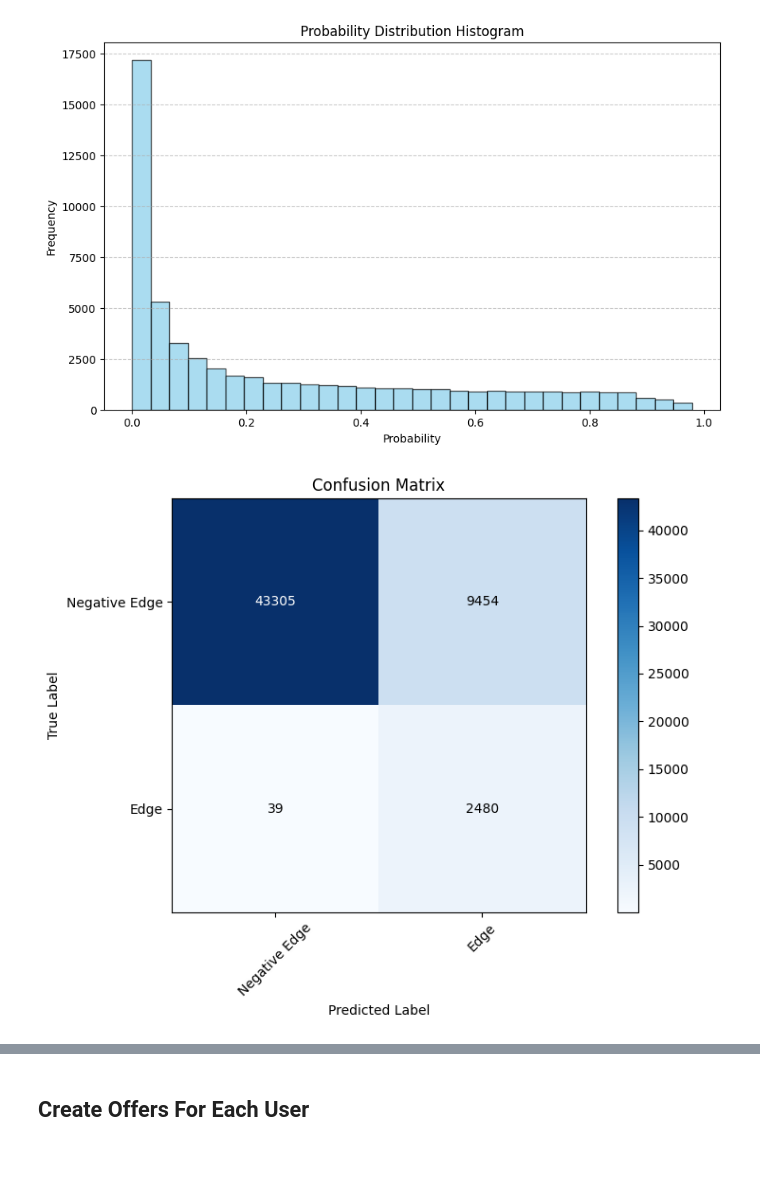
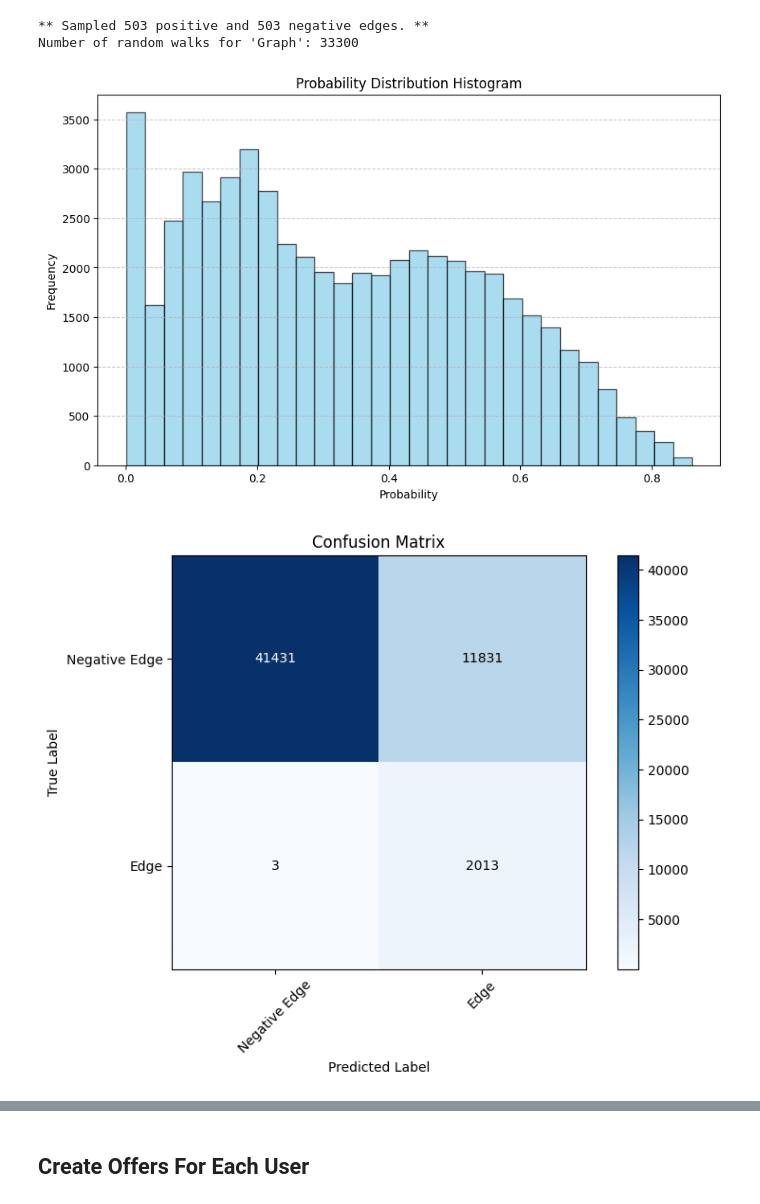
Before and after one commit to geakos01/friend_recommender, a Jupyter notebook: 03_StreamlitFunctionDev.ipynb, the cells around one changed output, grey strips where cells are left out. Saved outputs shown, nothing was run; the diff lists cells and outputs as text; code cells hidden in the pictures; blank space fills up the shorter version.

```diff
--- a/03_StreamlitFunctionDev.ipynb
+++ b/03_StreamlitFunctionDev.ipynb
@@ -287,7 +7,21 @@ Number of random walks for 'Graph': 33300
+# %%
+G, mapper, reverse_mapper = cf.create_mapping_from_file_path('facebook/0.edges')
+
+edge_splitter = EdgeSplitter(G)
+splitted_graph, X, y = edge_splitter.train_test_split(p=0.2, method="global")
+
+embedding_all = cf.node2vec_embedding(splitted_graph, "Graph") # TODO: Megkérdezni valaki, hogy G-vel miért nem működik, nem értem
+
+model = cf.train_link_prediction_model(X, y, embedding_all, cf.operator_l2)
+
+predictions = cf.create_result_df(splitted_graph, model, embedding_all, cf.operator_l2)
+# %% [output]
+** Sampled 503 positive and 503 negative edges. **
+Number of random walks for 'Graph': 33300
 # %%
-plot_histogram(predictions)
-plot_confusion_matrix(predictions, 'edge', 'pred_edge')
-plot_roc_curve(predictions)
+cf.plot_histogram(predictions)
+cf.plot_confusion_matrix(predictions)
+cf.plot_roc_curve(predictions)
 # %% [output]
-[figure, old version]
+[figure, new version]
-[figure, old version]
+[figure, new version]
```
Also changed, not shown: parts of 12 cells of this notebook, 6 other files.
